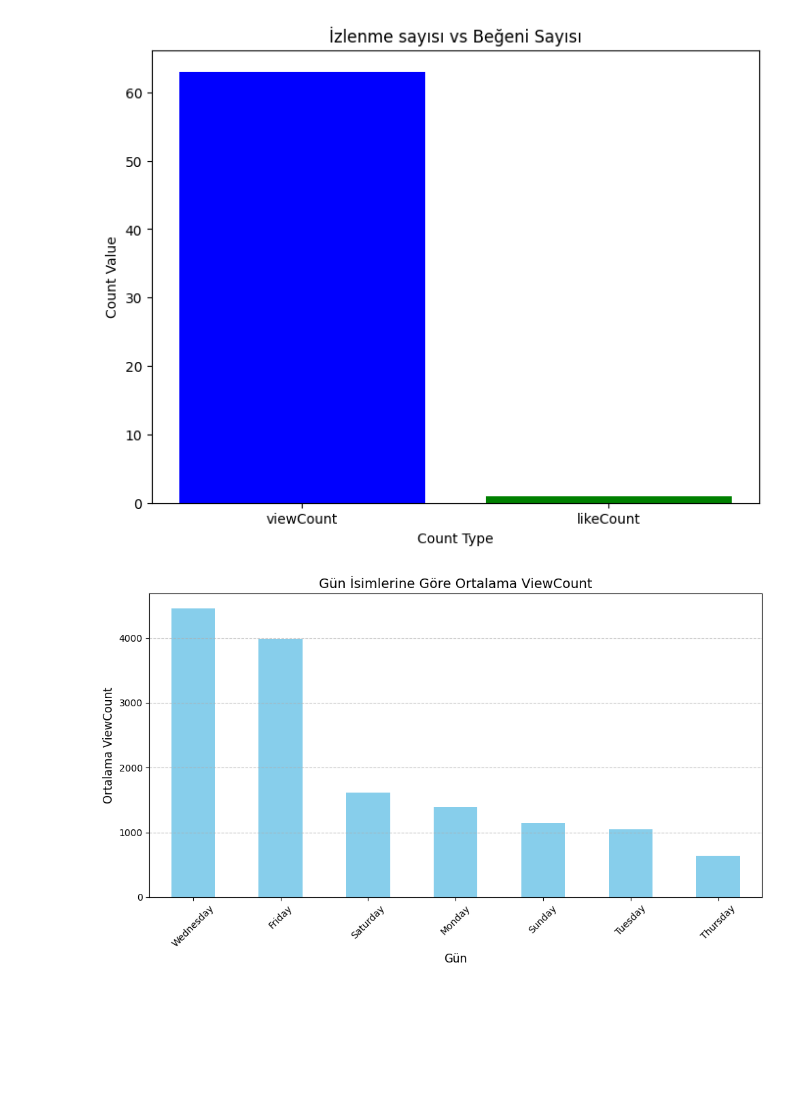
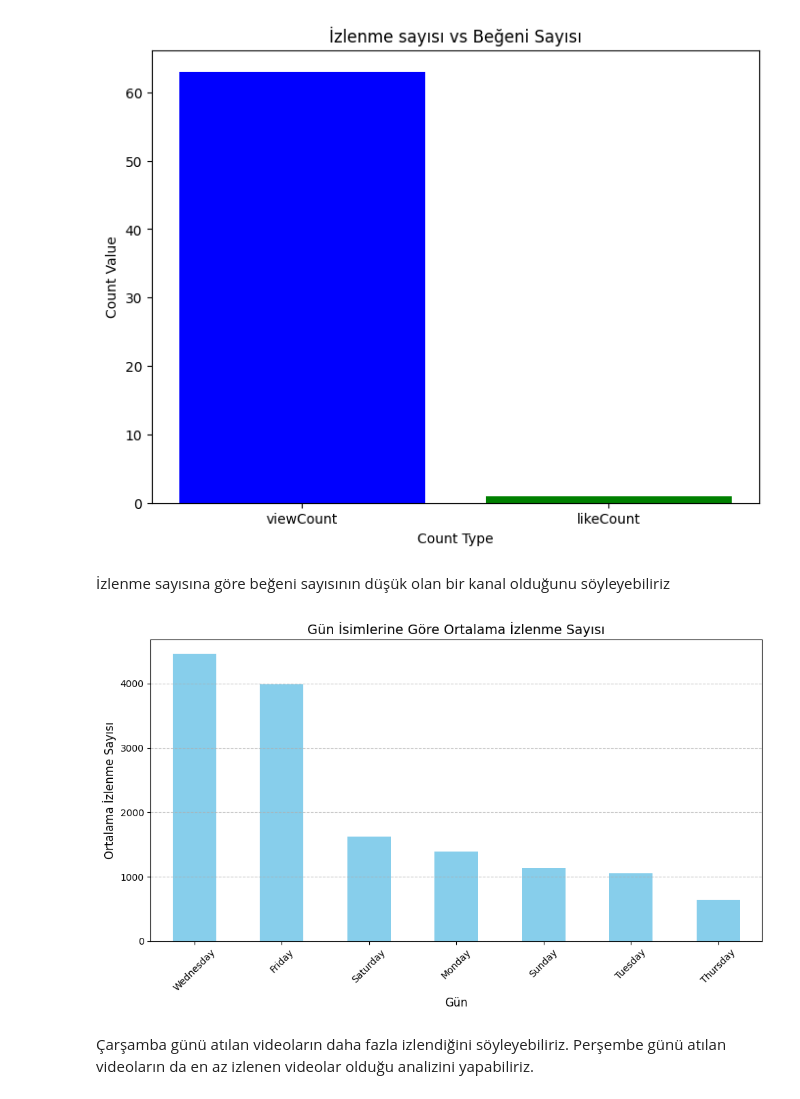
Before and after one commit to sevgicann/api_project, a Jupyter notebook: analiz.ipynb, the cells around one changed output. Drawn from its saved outputs; the diff is of its cells as text; code cells hidden in the pictures; blank space fills up the shorter version.

```diff
--- a/analiz.ipynb
+++ b/analiz.ipynb
@@ -330,3 +329,16 @@ ortalama_ustu_degerSayisi=ortalama_ust_degerler.count()
 ortalama_ustu_degerSayisi
 # %% [output]
 12
+# %%
+#Burada veriye bakarak bazı keywords belirleyip Keywords colonuna dahil ediyorum.
+#Amaç: Başlıkta hangi anahtar kelimeleri kullanınca daha çok izlenmiş bunu öğrenmek ve analiz raporuma eklemek
+keywords_to_add = ['python', 'Mr Beast', 'Yapay Zeka','hile','Project','hata']
+
+for keyword in keywords_to_add:
+    if keyword.lower() == 'python':
+        new_video_df.loc[new_video_df['title'].str.contains(keyword, case=False, na=False), 'Keywords'] = keyword
+    else:
+        new_video_df.loc[new_video_df['title'].str.contains(keyword, case=False, na=False), 'Keywords'] = keyword
+
+new_video_df['Keywords'].fillna('no info', inplace=True)
+new_video_df
@@ -519,19 +557,24 @@ plt.title('İzlenme sayısı vs Beğeni Sayısı')
 plt.show()
 # %% [output]
 [figure]
+# %% [markdown]
+İzlenme sayısına göre beğeni sayısının düşük olan bir kanal olduğunu söyleyebiliriz
 # %%
 #Hangi günde atılan videolar daha çok izleniyor? Bunu görselleştirmek için:
 avg_view_count_by_day = new_video_df.groupby('pushblishDayName')['viewCount'].mean().sort_values(ascending=False)
 
-# Gün isimlerine göre 'viewCount' değerlerini çubuk grafikle gösterme
+# Gün isimlerine göre 'viewCount' değerlerini çubuk grafikle göstermek için:
 plt.figure(figsize=(10, 6))
 avg_view_count_by_day.plot(kind='bar', color='skyblue')
-plt.title('Gün İsimlerine Göre Ortalama ViewCount', fontsize=14)
+plt.title('Gün İsimlerine Göre Ortalama İzlenme Sayısı', fontsize=14)
 plt.xlabel('Gün', fontsize=12)
-plt.ylabel('Ortalama ViewCount', fontsize=12)
+plt.ylabel('Ortalama İzlenme Sayısı', fontsize=12)
 plt.xticks(rotation=45)
 plt.grid(axis='y', linestyle='--', alpha=0.7)
 plt.tight_layout()
 plt.show()
 # %% [output]
-[figure, old version]
+[figure, new version]
+# %% [markdown]
+Çarşamba günü atılan videoların daha fazla izlendiğini söyleyebiliriz.
+Perşembe günü atılan videoların da en az izlenen videolar olduğu analizini yapabiliriz.
```
Also changed, not shown: parts of 30 cells of this notebook, 1 other file.
